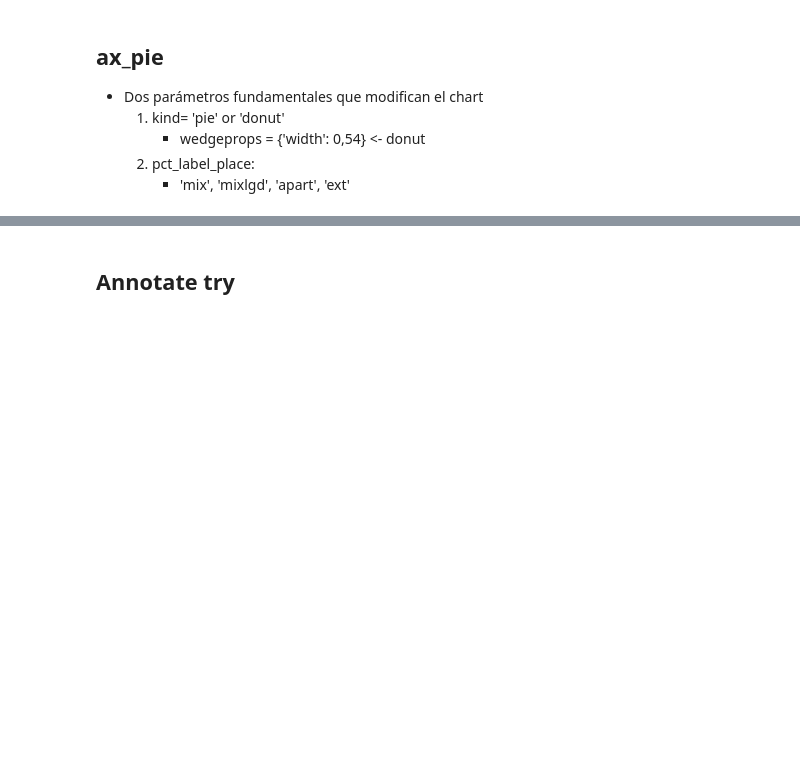
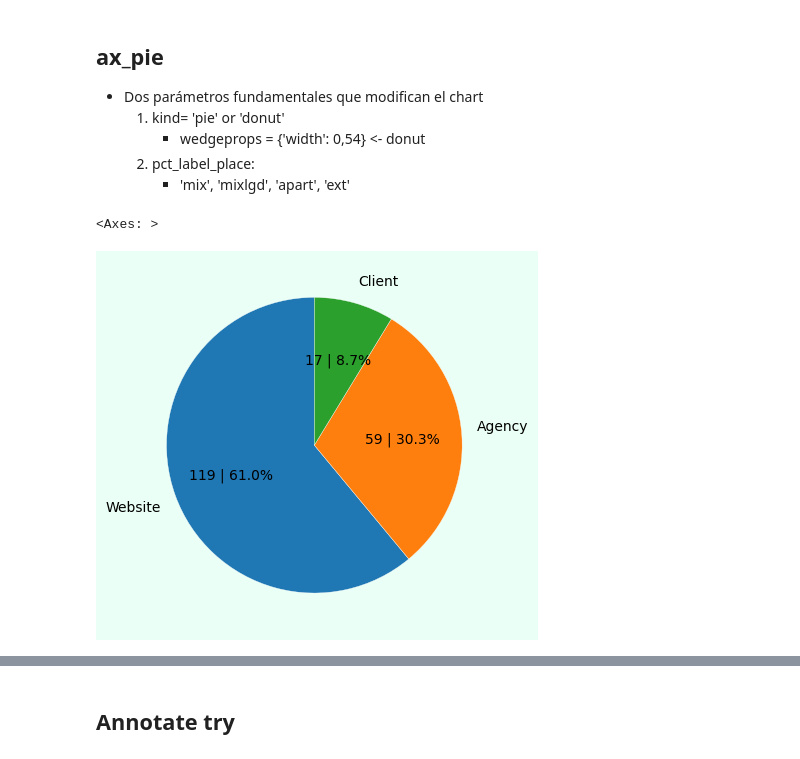
Before and after one commit to jmonti-gh/jm_utils, a Jupyter notebook: des/ax_pie.ipynb, the cells around one changed output, grey strips where cells are left out. Saved outputs shown, nothing was run; the diff lists cells and outputs as text; code cells hidden in the pictures; blank space fills up the shorter version.

```diff
--- a/des/ax_pie.ipynb
+++ b/des/ax_pie.ipynb
@@ -920,35 +871,46 @@ def ax_pie_mix(ax, data, value_counts=False, order='desc', dropna=True, kind='pi
         if dropna:                                  # No NaNs in the graph
             sr = sr.drop(np.nan, errors='ignore')   # Drop NaN row from the DataFrame
             total_label = "Total (wo/ nulls)"       # The total will be calculated wo/NaNs (likewise, n_nans will appear in the subtitle.)
     else:                                           # No np.nan row
         n_nans = 0
     ## ---------------------------------------------------------------------------------------------------------------------------------------
     ## ---------------------- wedgeprops and colors ------------------------------------------------------------------------------------------
     if kind.lower() == 'donut':
         wedgeprops = {'width': 0.55, 'edgecolor': 'white', 'linewidth': 0.5}
     else:                                           # whichever value en kind make a pie
         wedgeprops = {'edgecolor': 'white', 'linewidth': 0.25}
      # Define colors
     if palette:
         color_list = get_color_list(palette, len(sr))
     else:
         color_list = None
     ## ---------------------------------------------------------------------------------------------------------------------------------------
     ## ---------------------- pct_label_place = 'mix' ------------------------------------------------------------------------------------------
+    ax.set_facecolor('#eafff5')
+
     ax.pie(x = sr,
            wedgeprops = wedgeprops,
            labels = sr.index,
            rotatelabels = True,
            autopct = lambda pct: f"{round(pct * sr.sum() / 100)} | {pct:.1f}%",
            colors = color_list,
            startangle = startangle,
            textprops = dict(size=10, rotation=rotation),
            )
 
     return ax
 
-# fig, axs = plt.subplots(2, 2, figsize=(10, 10))
-fig, (ax1, ax2) = plt.subplots(1, 2, figsize=(12, 6))
-# ax_pie_mix(axs[0,0], phones['Stock'], rotation=0, kind='donut')
-ax_pie_mix(ax1, phones['Stock'], rotation=45)
-ax_pie_mix(ax2, df['Gender'], value_counts=True, rotation=0, dropna=False, palette='Accent', kind='donut')
+# fig, ax = plt.subplots(facecolor=(.18, .31, .31))
+fig, ax = plt.subplots(facecolor=('#eafff5'))
+
+ax_pie_mix(ax, df['Source'], value_counts=True)
+
+
+# # fig, axs = plt.subplots(2, 2, figsize=(10, 10))
+# fig, (ax1, ax2) = plt.subplots(1, 2, figsize=(12, 6))
+# # ax_pie_mix(axs[0,0], phones['Stock'], rotation=0, kind='donut')
+# ax_pie_mix(ax1, phones['Stock'], rotation=45)
+# ax_pie_mix(ax2, df['Gender'], value_counts=True, rotation=0, dropna=False, palette='Accent', kind='donut')
+# %% [output]
+<Axes: >
+[figure, added]
```
Also changed, not shown: parts of 14 cells of this notebook.
